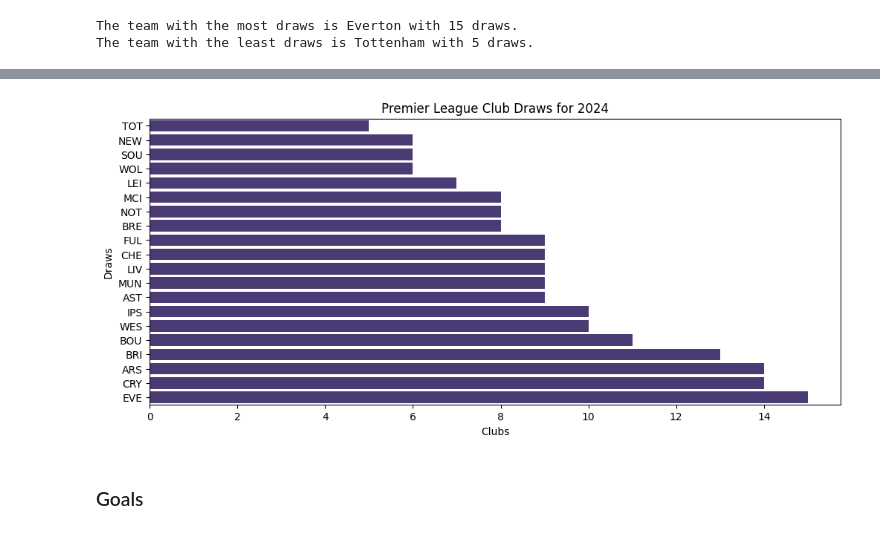
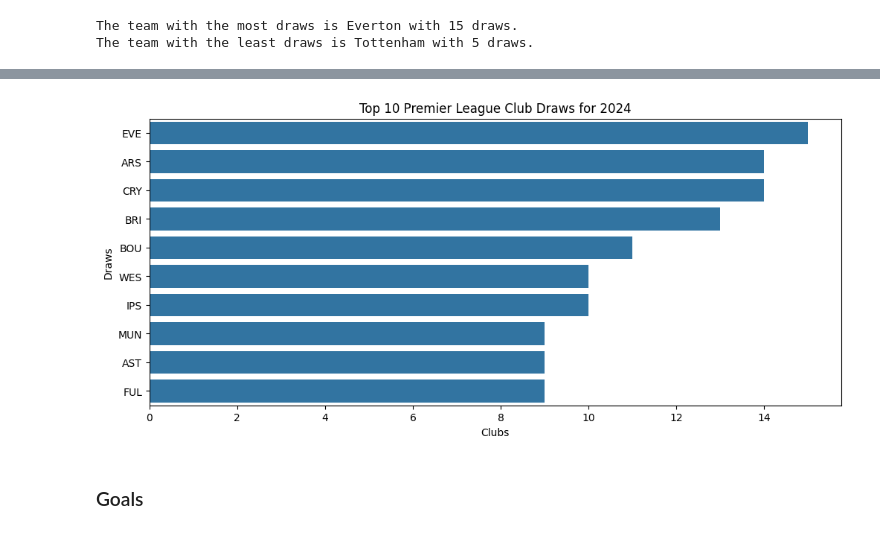
Before and after one commit to Lakes41/Premier-league-predictor-model, a Jupyter notebook: Notebooks/EDA.ipynb, the cells around one changed output, grey strips where cells are left out. Saved outputs shown, nothing was run; the diff lists cells and outputs as text; code cells hidden in the pictures.

```diff
--- a/Notebooks/EDA.ipynb
+++ b/Notebooks/EDA.ipynb
@@ -138,12 +143,12 @@ plt.show()
 # %%
 fig, ax = plt.subplots(figsize=(12, 5))
-sns.barplot(y='code', x='draws', data=data_2024.sort_values(by='draws', ascending=True), ax=ax, orient= 'h')
-plt.title("Premier League Club Draws for 2024")
+sns.barplot(y='code', x='draws', data=data_2024.sort_values(by='draws', ascending=False).head(10), ax=ax, orient= 'h')
+plt.title("Top 10 Premier League Club Draws for 2024")
 plt.xlabel("Clubs")
 plt.ylabel("Draws")
 plt.show()
 # %% [output]
-[figure, old version]
+[figure, new version]
 # %% [markdown]
 ### Goals
 # %%
```
Also changed, not shown: parts of 50 cells of this notebook, 2 other files.
